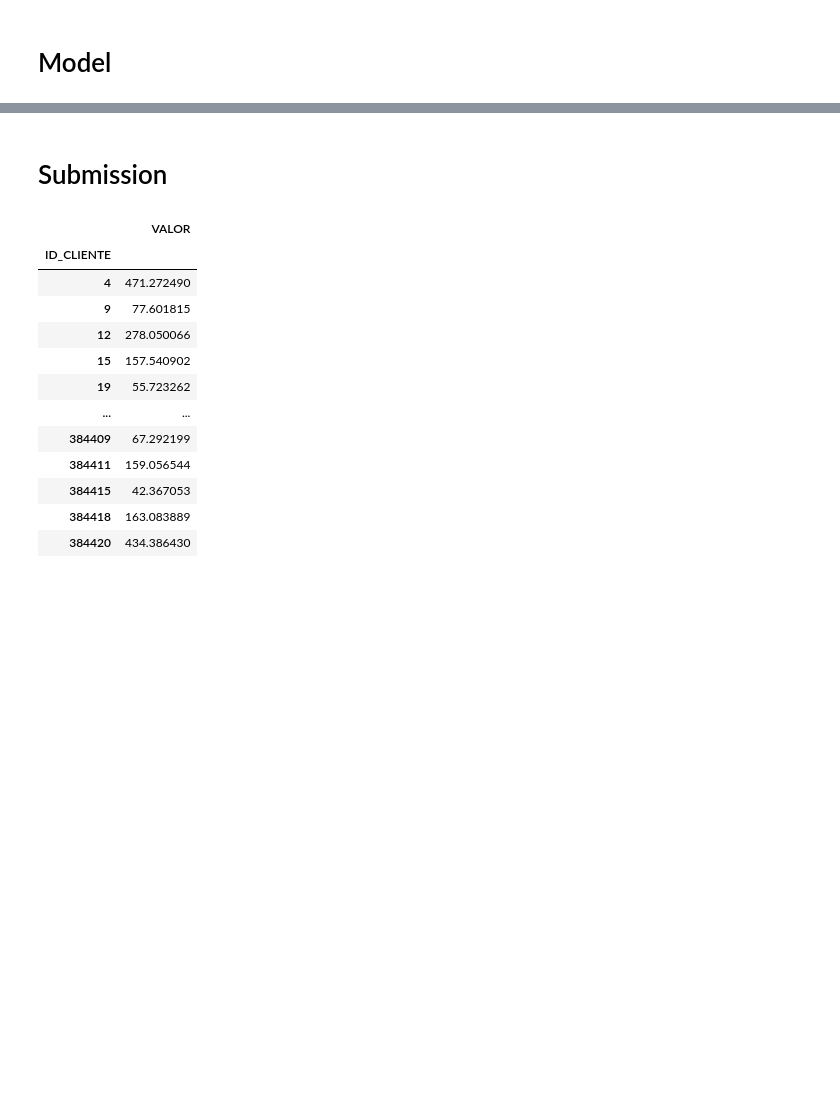
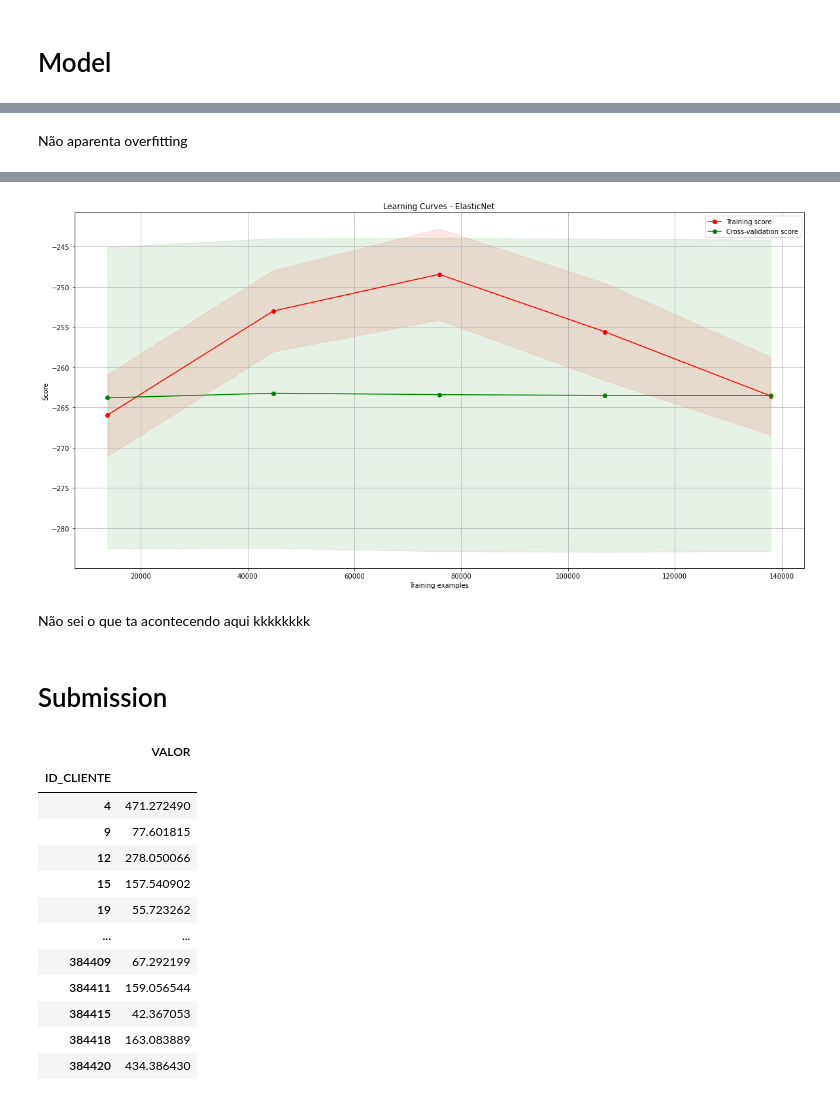
Before and after one commit to marcos-mansur/vlabs-challenge, a Jupyter notebook: Notebook/FeatEng_HyperPTune.ipynb, the cells around one changed output, grey strips where cells are left out. Cells and saved outputs as stored; diff of their text form; code cells hidden in the pictures; blank space fills up the shorter version.

```diff
--- a/Notebook/FeatEng_HyperPTune.ipynb
+++ b/Notebook/FeatEng_HyperPTune.ipynb
@@ -140,0 +204,7 @@ plot_learning_curve(en, title, x_train_total, y_train_total, cv=5, n_jobs=-1)
+# %% [markdown]
+Não aparenta overfitting
+# %%
+en_lc = ElasticNet(random_state=0)
+title = "Learning Curves - ElasticNet"
+plot_learning_curve(en_lc, title, x_train_total, y_train_total, cv=5, n_jobs=-1)
+# %% [output]
@@ -141,3 +212,6 @@ plot_learning_curve(en, title, x_train_total, y_train_total, cv=5, n_jobs=-1)
+[figure, added]
+# %% [markdown]
+Não sei o que ta acontecendo aqui kkkkkkkk
 # %% [markdown]
 # Submission
 # %%
```
Also changed, not shown: parts of 8 cells of this notebook.
